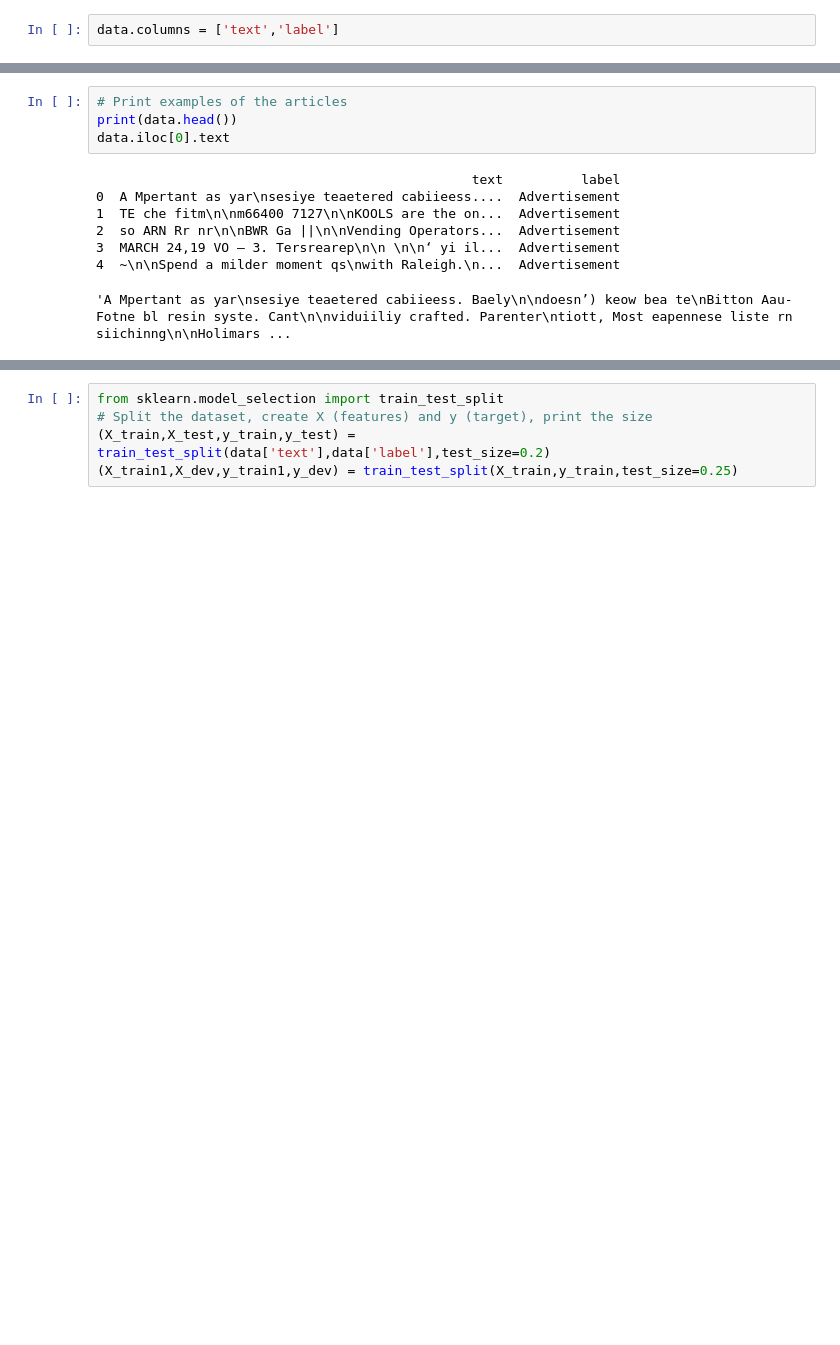
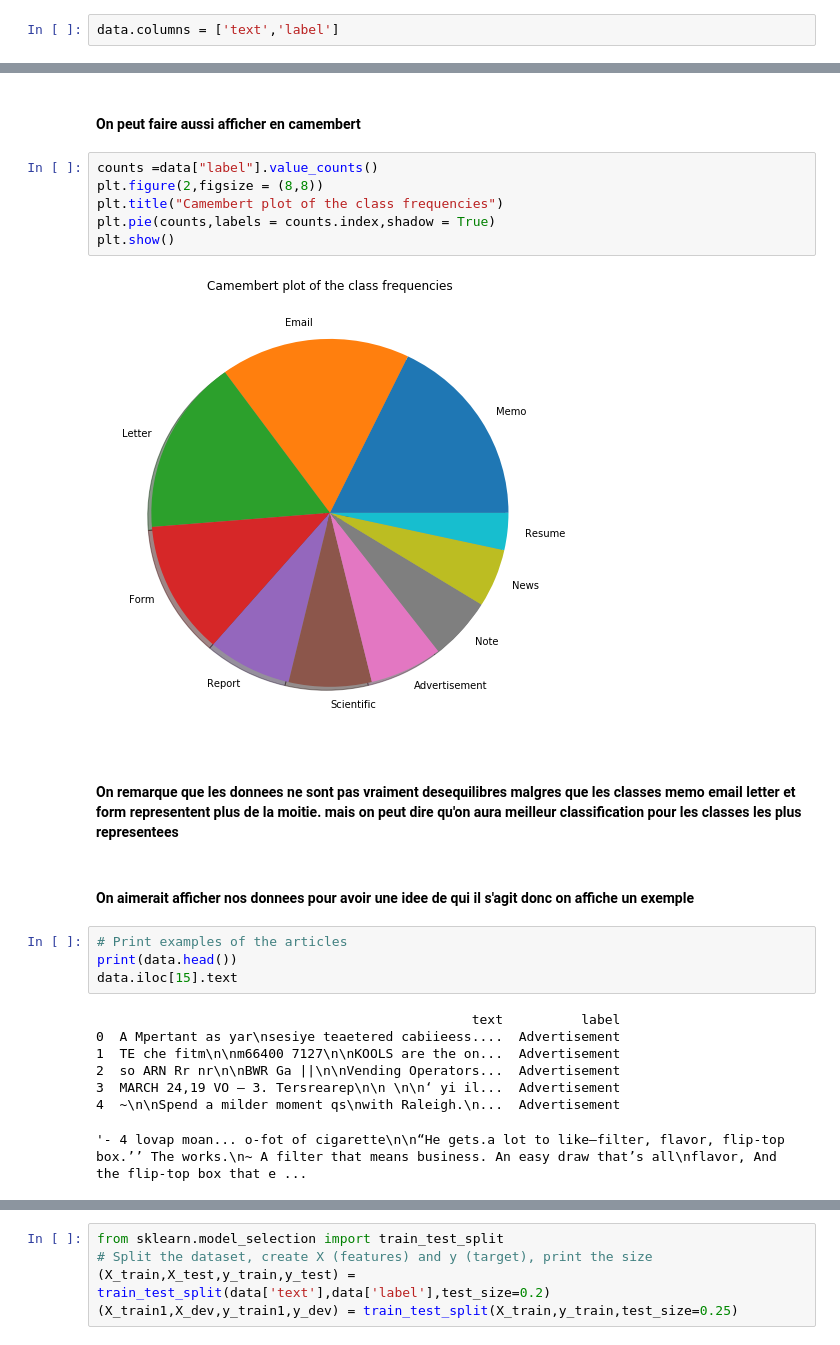
Before and after one commit to Rouen-NLP/final-lab-AkliBOUHASSI, a Jupyter notebook: Final_projectAkliBOUHASSI.ipynb, the cells around one changed output, grey strips where cells are left out. Drawn from its saved outputs; the diff is of its cells as text; blank space fills up the shorter version.

```diff
--- a/Final_projectAkliBOUHASSI.ipynb
+++ b/Final_projectAkliBOUHASSI.ipynb
@@ -31,7 +54,21 @@ sns.countplot(data=data,y='label')
+# %% [markdown]
+#### On peut faire aussi afficher en camembert
+# %%
+counts =data["label"].value_counts()
+plt.figure(2,figsize = (8,8))
+plt.title("Camembert plot of the class frequencies")
+plt.pie(counts,labels = counts.index,shadow = True)
+plt.show()
+# %% [output]
+[figure, added]
+# %% [markdown]
+#### On remarque que les donnees ne sont pas vraiment desequilibres  malgres que les classes memo email letter et form representent plus de la moitie. mais on peut dire qu'on aura meilleur classification pour les classes les plus representees
+# %% [markdown]
+#### On aimerait afficher nos donnees pour avoir une idee de qui il s'agit donc on affiche un exemple
 # %%
 # Print examples of the articles
 print(data.head())
-data.iloc[0].text
+data.iloc[15].text
 # %% [output]
                                                 text          label
 0  A Mpertant as yar\nsesiye teaetered cabiieess....  Advertisement
@@ -39,4 +76,4 @@ data.iloc[0].text
 2  so ARN Rr nr\n\nBWR Ga ||\n\nVending Operators...  Advertisement
 3  MARCH 24,19 VO — 3. Tersrearep\n\n \n\n‘ yi il...  Advertisement
 4  ~\n\nSpend a milder moment qs\nwith Raleigh.\n...  Advertisement
-'A Mpertant as yar\nsesiye teaetered cabiieess. Baely\n\ndoesn’) keow bea te\nBitton Aau-Fotne bl resin syste. Cant\n\nviduiiliy crafted. Parenter\ntiott, Most eapennese liste rn siichinng\n\nHolimars ...
+'- 4 lovap moan... o-fot of cigarette\n\n“He gets.a lot to like—filter, flavor, flip-top box.’’ The works.\n~ A filter that means business. An easy draw that’s all\nflavor, And the flip-top box that e ...
```
Also changed, not shown: parts of 33 cells of this notebook.
